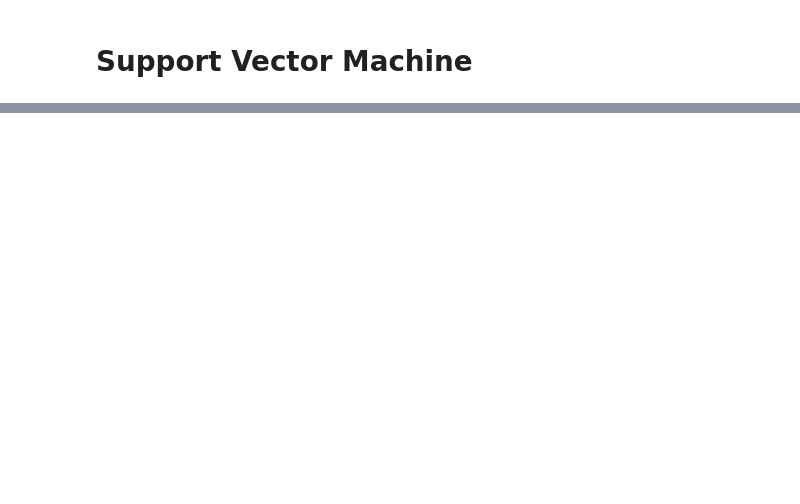
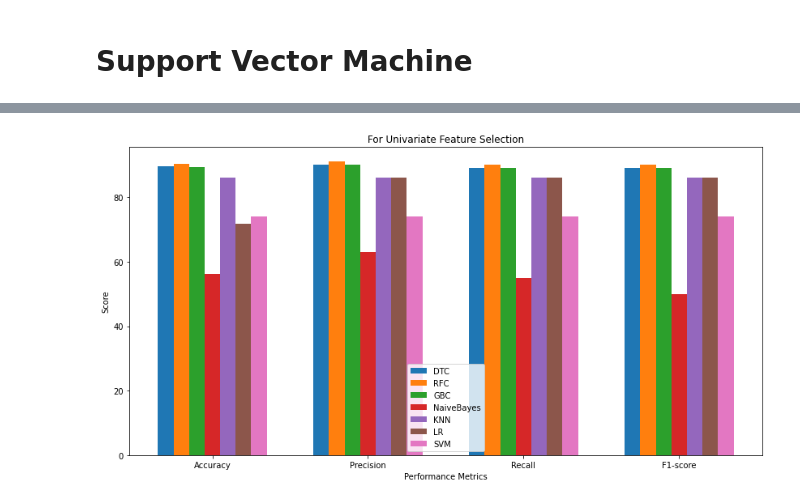
Before and after one commit to AniShama/thesis-data, a Jupyter notebook: univariate selection.ipynb, the cells around one changed output, grey strips where cells are left out. Saved outputs shown, nothing was run; the diff lists cells and outputs as text; code cells hidden in the pictures; blank space fills up the shorter version.

```diff
--- a/univariate selection.ipynb
+++ b/univariate selection.ipynb
@@ -875,0 +843,35 @@ dt_auc = roc_auc_score(y_test, dt_probs,multi_class="ovr",average=None)
+# %%
+w=0.1
+x=["Accuracy","Precision","Recall","F1-score"]
+DTC=[89.55,90,89,89]
+RFC=[90.4,91,90,90]
+GBC=[89.35,90,89,89]
+NaiveBayes=[56.3,63,55,50]
+KNN=[86.07,86,86,86]
+LR=[71.82,86,86,86]
+SVM=[74.15,74,74,74]
+
+bar1=np.arange(len(x))
+bar2=[i+w for i in bar1]
+bar3=[i+w for i in bar2]
+bar4=[i+w for i in bar3]
+bar5=[i+w for i in bar4]
+bar6=[i+w for i in bar5]
+bar7=[i+w for i in bar6]
+plt.figure(figsize=(14,7))
+plt.bar(bar1,DTC,w,label="DTC")
+plt.bar(bar2,RFC,w,label="RFC")
+plt.bar(bar3,GBC,w,label="GBC")
+plt.bar(bar4,NaiveBayes,w,label="NaiveBayes")
+plt.bar(bar5,KNN,w,label="KNN")
+plt.bar(bar6,LR,w,label="LR")
+plt.bar(bar7,SVM,w,label="SVM")
+
+plt.xlabel("Performance Metrics")
+plt.ylabel("Score")
+plt.title("For Univariate Feature Selection")
+plt.xticks(bar4,x)
+plt.legend()
+plt.show()
+# %% [output]
+[figure, added]
```
Also changed, not shown: parts of 43 cells of this notebook.
